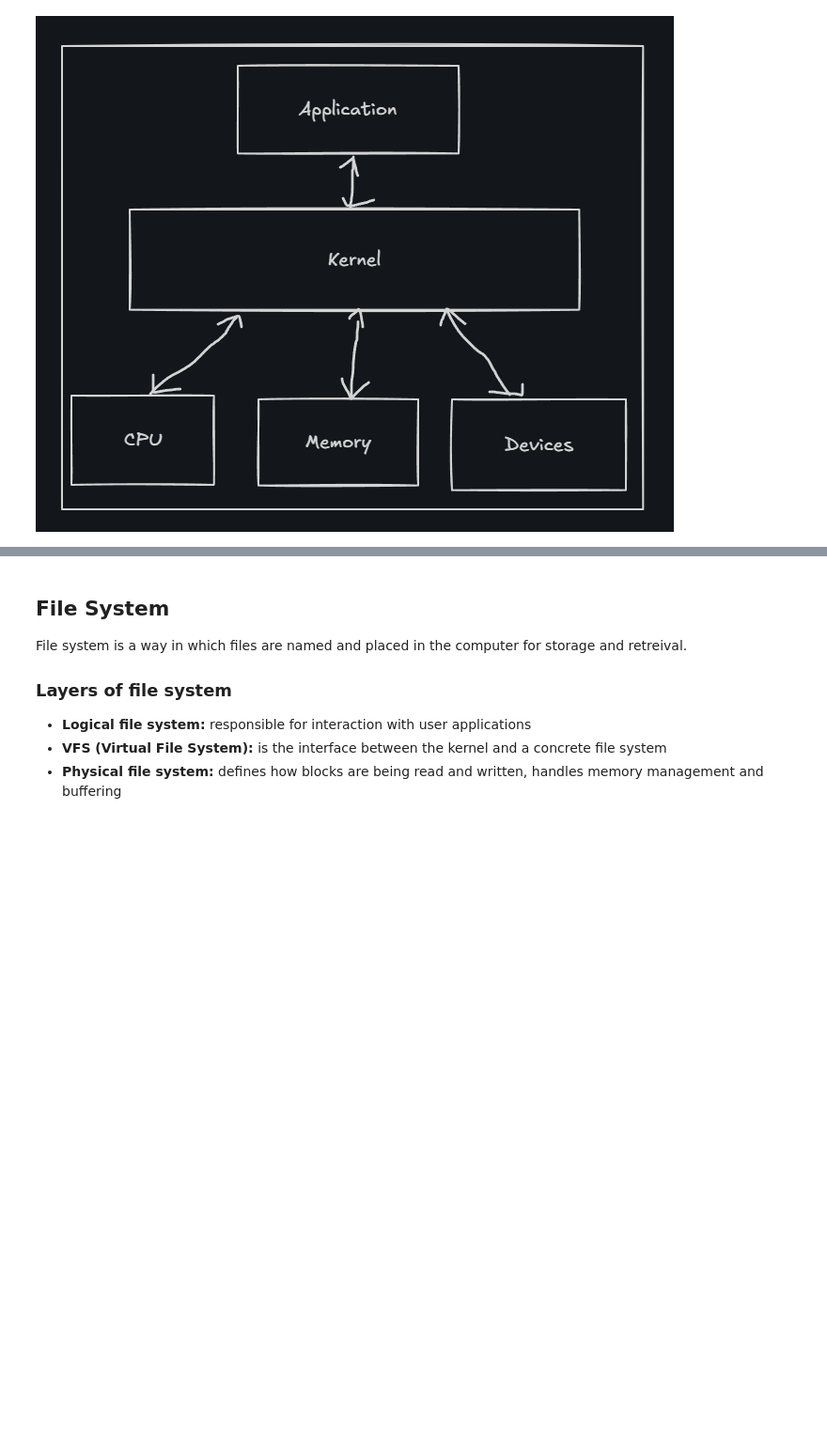
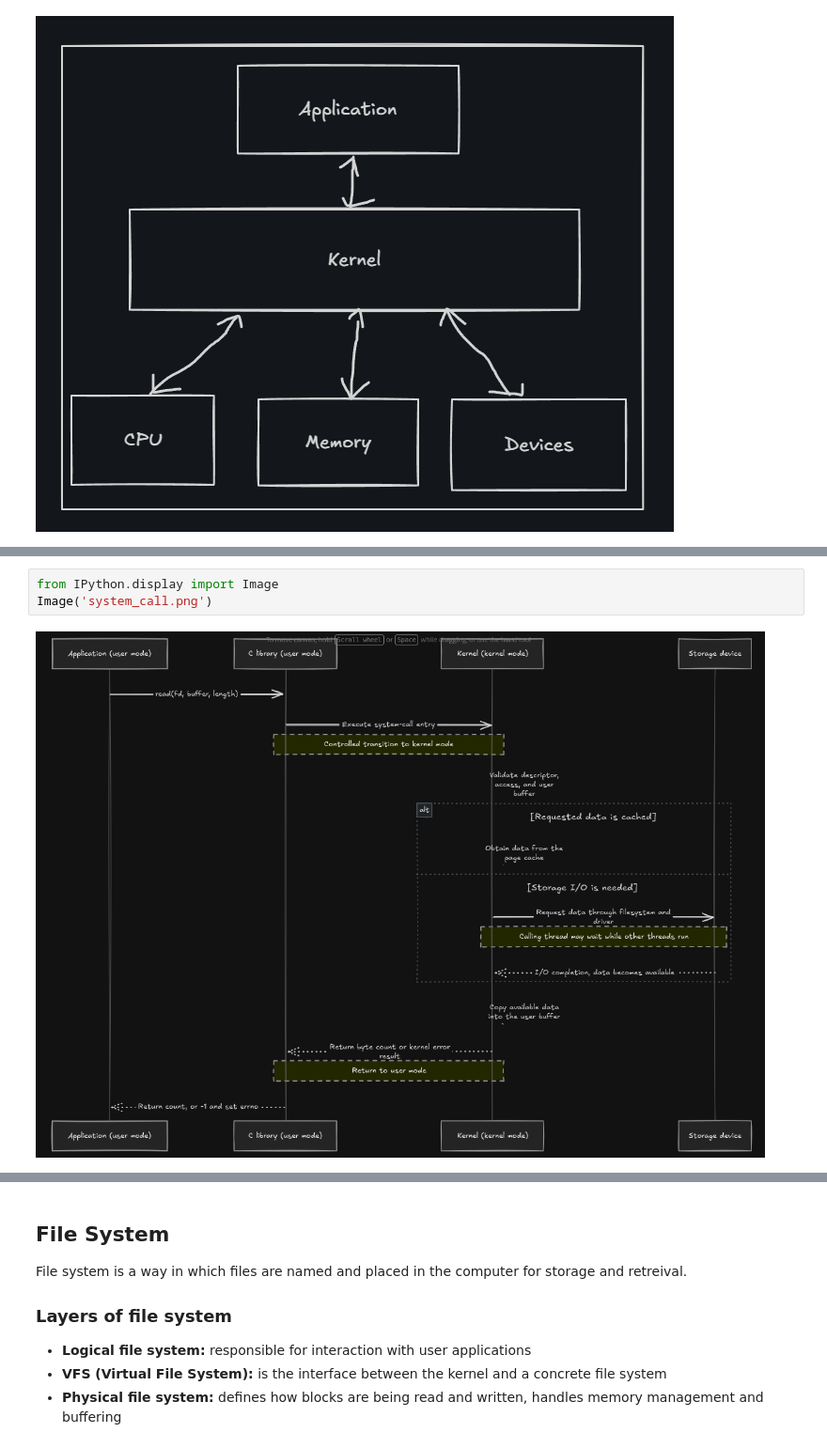
Before and after one commit to c-lydia/operating_system, a Jupyter notebook: os.ipynb, the cells around one changed output, grey strips where cells are left out. Shown at 94% size. Cells and saved outputs as stored; diff of their text form; blank space fills up the shorter version.

```diff
--- a/os.ipynb
+++ b/os.ipynb
@@ -60,0 +145,5 @@ A bootloader is a small program that resides in the computer's firmware (like BI
+# %%
+from IPython.display import Image
+Image('system_call.png')
+# %% [output]
+[figure, added]
```
Also changed, not shown: parts of 30 cells of this notebook.
